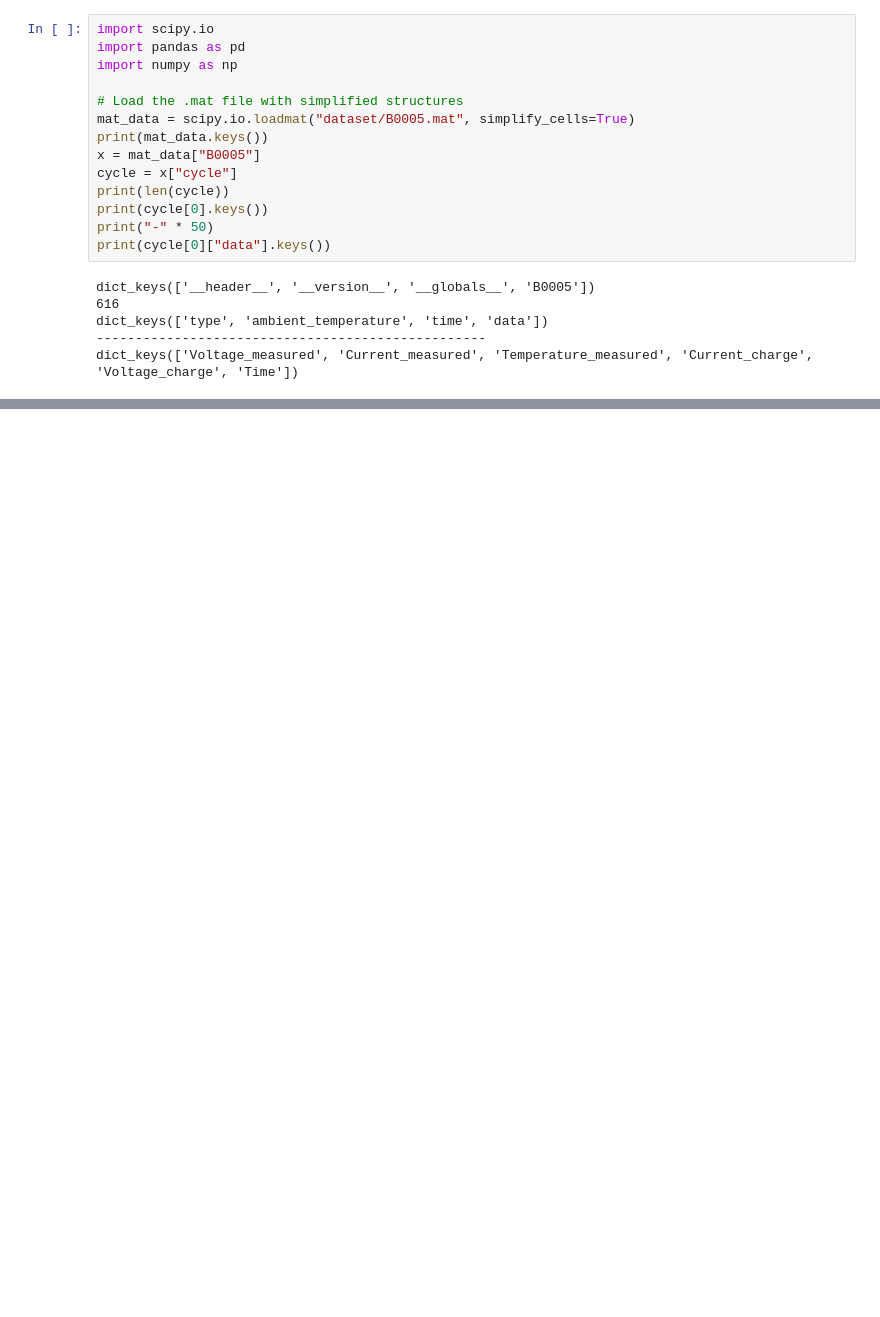
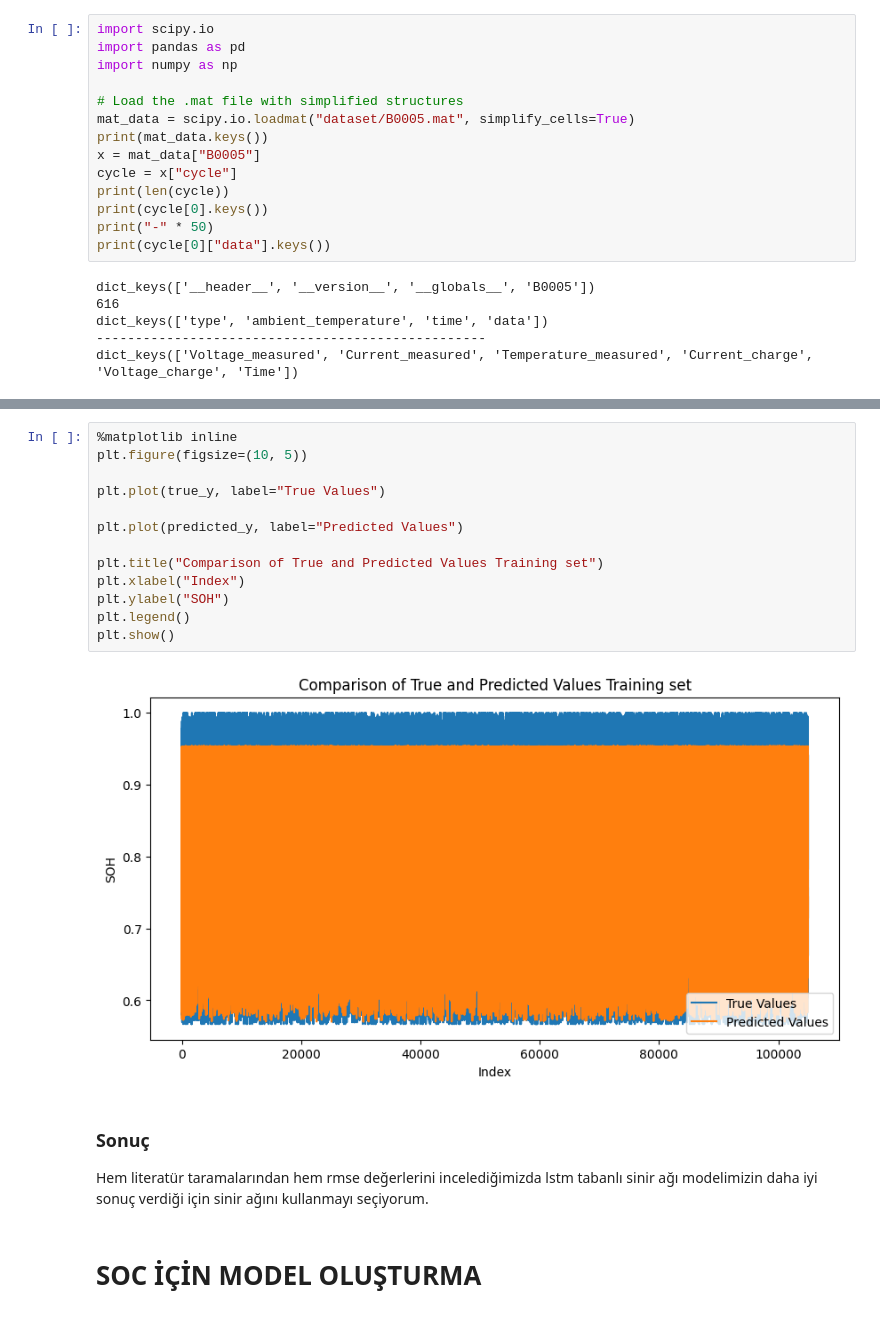
Before and after one commit to SirmaXX/yed_mulakat, a Jupyter notebook: verianalizi/dataanalysis.ipynb, the cells around one changed output, grey strips where cells are left out. Saved outputs shown, nothing was run; the diff lists cells and outputs as text; blank space fills up the shorter version.

```diff
--- a/verianalizi/dataanalysis.ipynb
+++ b/verianalizi/dataanalysis.ipynb
@@ -95,0 +488,21 @@ Değişkenlerimizi tanımlayalım.
+# %%
+%matplotlib inline
+plt.figure(figsize=(10, 5))
+
+plt.plot(true_y, label="True Values")
+
+plt.plot(predicted_y, label="Predicted Values")
+
+plt.title("Comparison of True and Predicted Values Training set")
+plt.xlabel("Index")
+plt.ylabel("SOH")
+plt.legend()
+plt.show()
+# %% [output]
+[figure, added]
+# %% [markdown]
+### Sonuç
+Hem literatür taramalarından hem rmse değerlerini incelediğimizda lstm tabanlı sinir ağı modelimizin daha iyi sonuç verdiği için sinir ağını kullanmayı seçiyorum.
+# %% [markdown]
+
+# SOC İÇİN MODEL OLUŞTURMA
```
Also changed, not shown: parts of 38 cells of this notebook, 12 other files.
